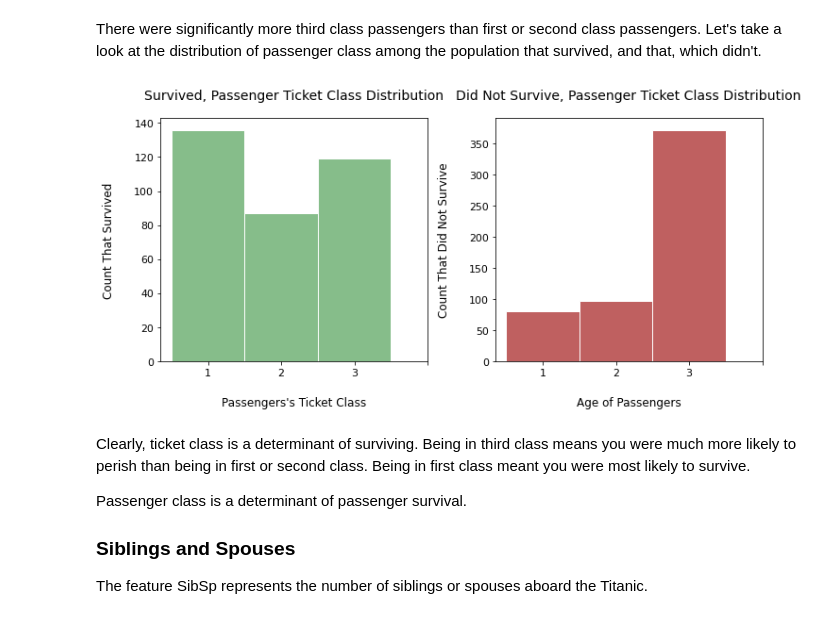
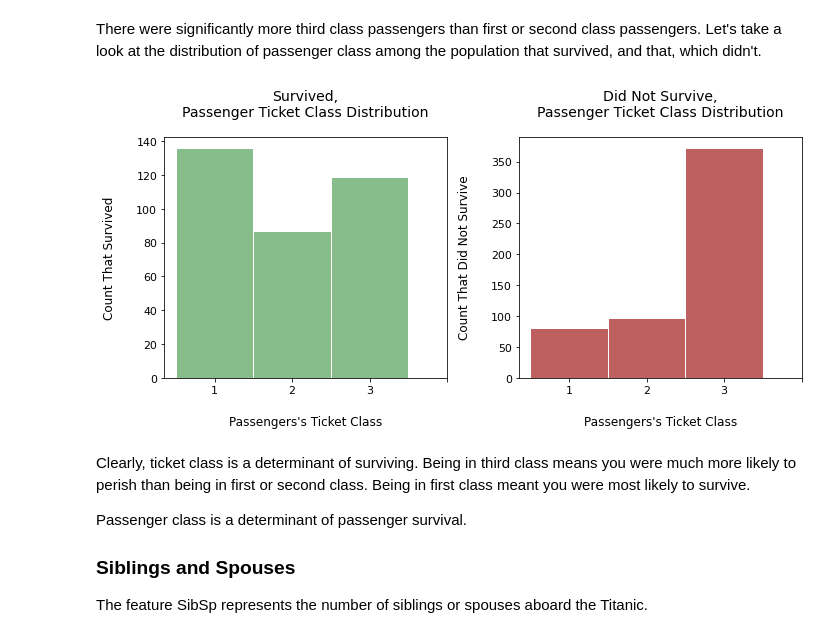
Before and after one commit to pvasudev16/titanic, a Jupyter notebook: titanic.ipynb, the cells around one changed output. Saved outputs shown, nothing was run; the diff lists cells and outputs as text; code cells hidden in the pictures.

```diff
--- a/titanic.ipynb
+++ b/titanic.ipynb
@@ -461,37 +461,37 @@ plot_histogram(
     data_column_string="Pclass",
     bins_list=[1, 2, 3, 4],
     colour_string=SURVIVED_COLOUR,
     xlabel_string="Passengers's Ticket Class",
     ylabel_string="Count That Survived",
-    title_string="Survived, Passenger Ticket Class Distribution",
+    title_string="Survived,\nPassenger Ticket Class Distribution",
     linewidth_num=1,
     alignment_string="left"
 )
 
 plot_histogram(
     axis=ax2,
     data_frame=train_data[
         train_data["Survived"]==0
     ],
     data_column_string="Pclass",
     bins_list=[1, 2, 3, 4],
     colour_string=DID_NOT_SURVIVE_COLOUR,
-    xlabel_string="Age of Passengers",
+    xlabel_string="Passengers's Ticket Class",
     ylabel_string="Count That Did Not Survive",
-    title_string="Did Not Survive, Passenger Ticket Class Distribution",
+    title_string="Did Not Survive,\nPassenger Ticket Class Distribution",
     linewidth_num=1,
     alignment_string="left"
 )
 
 # Adjust the x-ticks and x-ticklabels to have only passenger class 1, 2, 3
 ax1.set_xticks(bin_list)
 ax2.set_xticks(bin_list)
 ax1.set_xticklabels([1, 2, 3, None])
 ax2.set_xticklabels([1, 2, 3, None])
 plt.tight_layout()
 plt.show()
 # %% [output]
-[figure, old version]
+[figure, new version]
 # %% [markdown]
 Clearly, ticket class is a determinant of surviving. Being in third class means you were much more likely to perish than being in first or second class. Being in first class meant you were most likely to survive.
 
```
Also changed, not shown: parts of 4 cells of this notebook.
